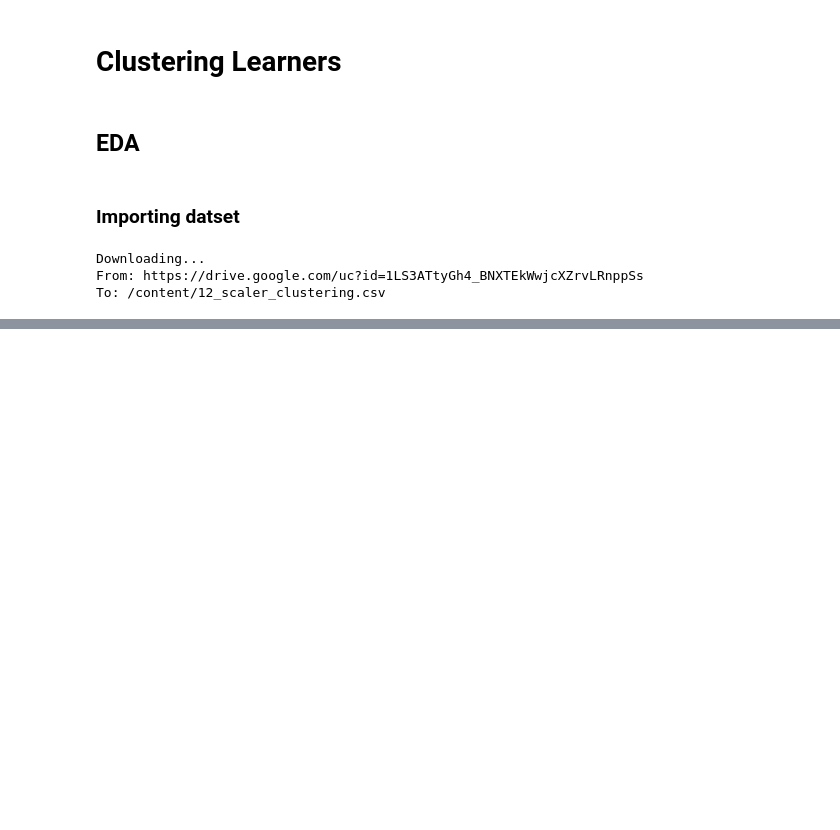
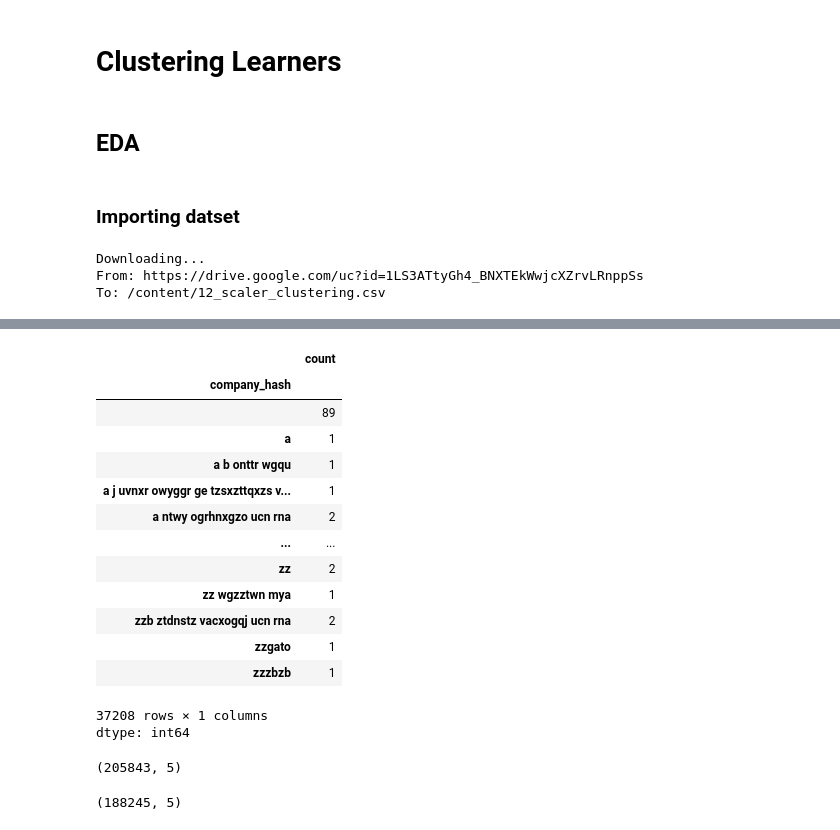
Before and after one commit to mayankbrn/9.12_Clustering_learners, a Jupyter notebook: Clustering_learners.ipynb, the cells around one changed output, grey strips where cells are left out. Saved outputs shown, nothing was run; the diff lists cells and outputs as text; code cells hidden in the pictures; blank space fills up the shorter version.

```diff
--- a/Clustering_learners.ipynb
+++ b/Clustering_learners.ipynb
@@ -29,0 +186,4 @@ df.head()
+# %%
+# lets apply the clean_col function on the company hash columns as well
+df['company_hash'] = clean_col(df['company_hash'])
+df['company_hash'].head()
@@ -29,0 +198,22 @@ df.head()
+# %%
+df['company_hash'].value_counts().sort_index()
+# %% [output]
+|  | count |
+| company_hash |  |
+|  | 89 |
+| a | 1 |
+| a b onttr wgqu | 1 |
+| a j uvnxr owyggr ge tzsxzttqxzs v... | 1 |
+| a ntwy ogrhnxgzo ucn rna | 2 |
+| ... | ... |
+| zz | 2 |
+| zz wgzztwn mya | 1 |
+| zzb ztdnstz vacxogqj ucn rna | 2 |
+| zzgato | 1 |
+| zzzbzb | 1 |
+37208 rows × 1 columns
+dtype: int64
+# %%
+df.shape
+# %% [output]
+(205843, 5)
@@ -29,0 +223,4 @@ df.head()
+# %%
+df.shape
+# %% [output]
+(188245, 5)
```
Also changed, not shown: parts of 21 cells of this notebook.
